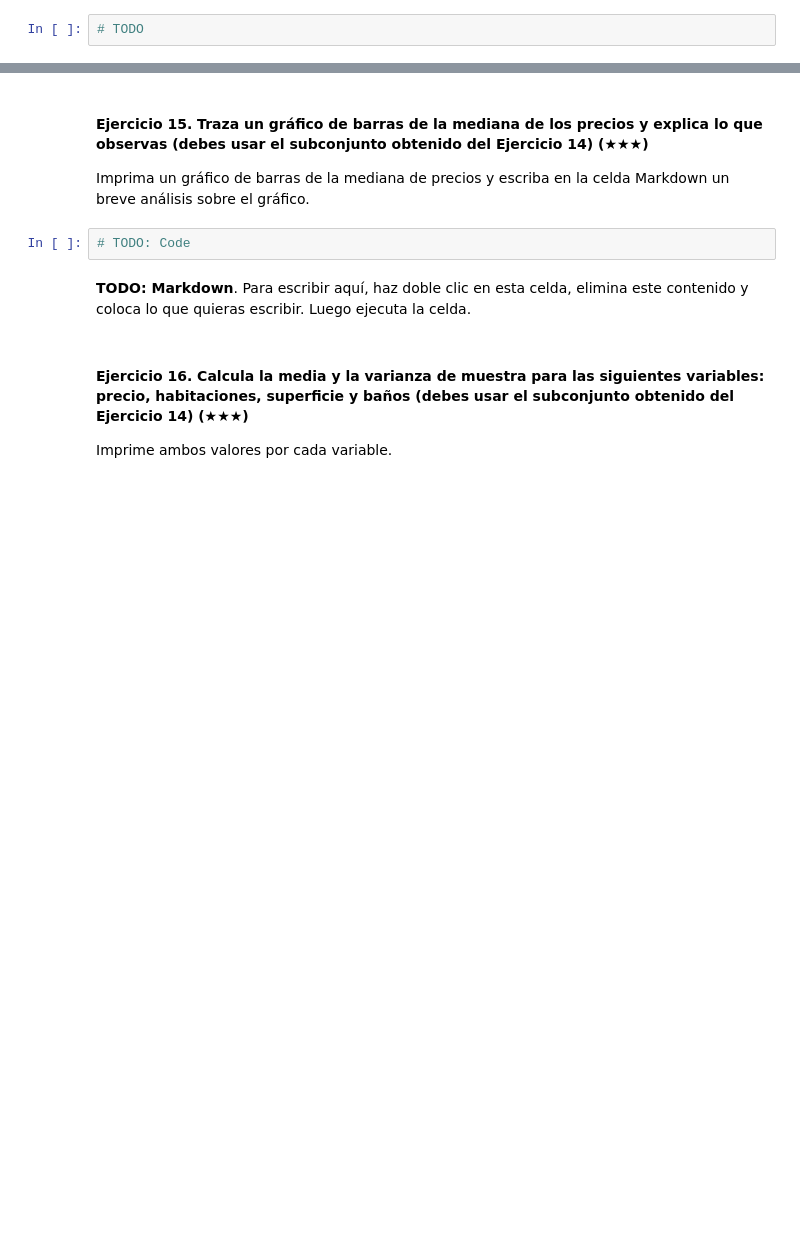
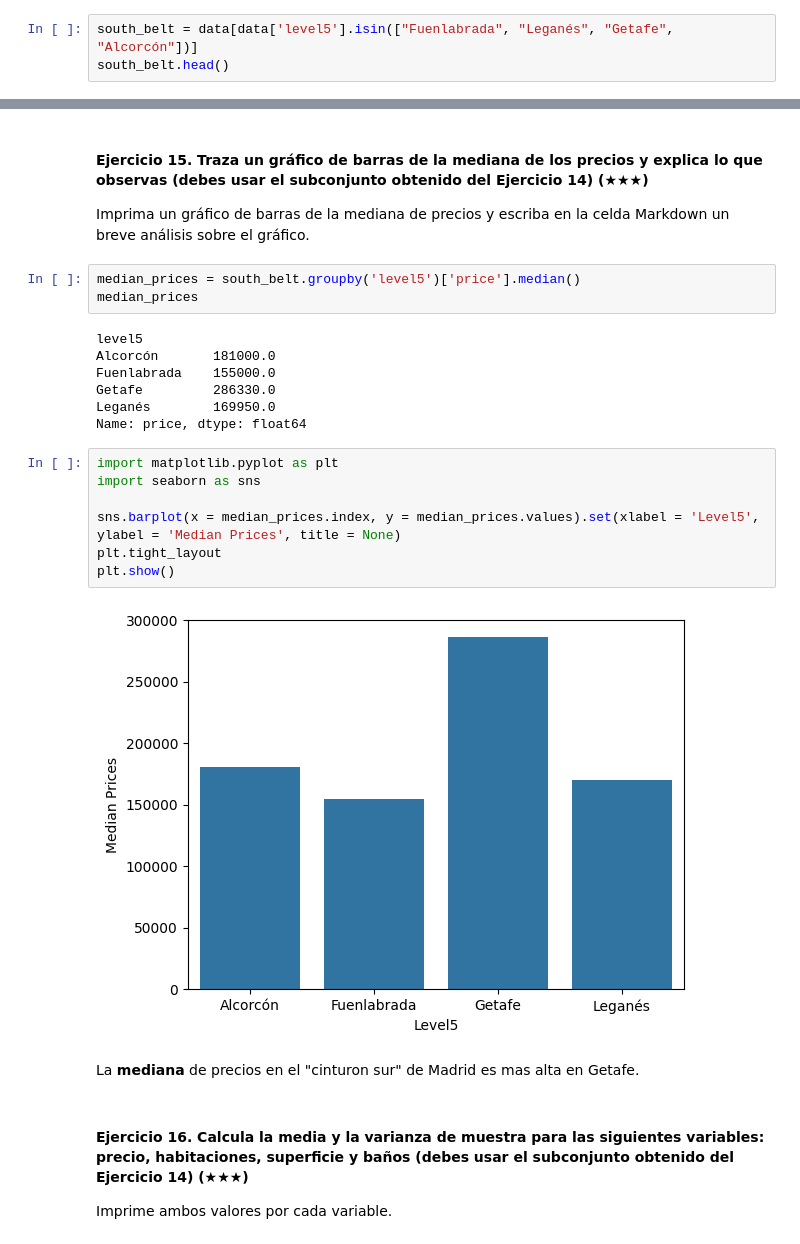
Before and after one commit to remelop03/realestate-datacleanup-exercise, a Jupyter notebook: project.es.ipynb, the cells around one changed output, grey strips where cells are left out. Saved outputs shown, nothing was run; the diff lists cells and outputs as text; blank space fills up the shorter version.

```diff
--- a/project.es.ipynb
+++ b/project.es.ipynb
@@ -414,4 +414,5 @@ La población (columna level5) que contiene la mayor cantidad de casas es  Madri
 
 Pista: Filtra el DataFrame original usando la columna `level5` y la función `isin`.
 # %%
-# TODO
+south_belt = data[data['level5'].isin(["Fuenlabrada", "Leganés", "Getafe", "Alcorcón"])]
+south_belt.head()
@@ -420,9 +429,26 @@ Pista: Filtra el DataFrame original usando la columna `level5` y la función `is
 
 Imprima un gráfico de barras de la mediana de precios y escriba en la celda Markdown un breve análisis sobre el gráfico.
 # %%
-# TODO: Code
+median_prices = south_belt.groupby('level5')['price'].median()
+median_prices
+# %% [output]
+level5
+Alcorcón       181000.0
+Fuenlabrada    155000.0
+Getafe         286330.0
+Leganés        169950.0
+Name: price, dtype: float64
+# %%
+import matplotlib.pyplot as plt
+import seaborn as sns
+
+sns.barplot(x = median_prices.index, y = median_prices.values).set(xlabel = 'Level5', ylabel = 'Median Prices', title = None)
+plt.tight_layout
+plt.show()
+# %% [output]
+[figure, added]
 # %% [markdown]
-**TODO: Markdown**. Para escribir aquí, haz doble clic en esta celda, elimina este contenido y coloca lo que quieras escribir. Luego ejecuta la celda.
+La **mediana** de precios en el "cinturon sur" de Madrid es mas alta en Getafe.
 # %% [markdown]
 #### Ejercicio 16. Calcula la media y la varianza de muestra para las siguientes variables: precio, habitaciones, superficie y baños (debes usar el subconjunto obtenido del Ejercicio 14) (★★★)
 
```
Also changed, not shown: parts of 12 cells of this notebook.
